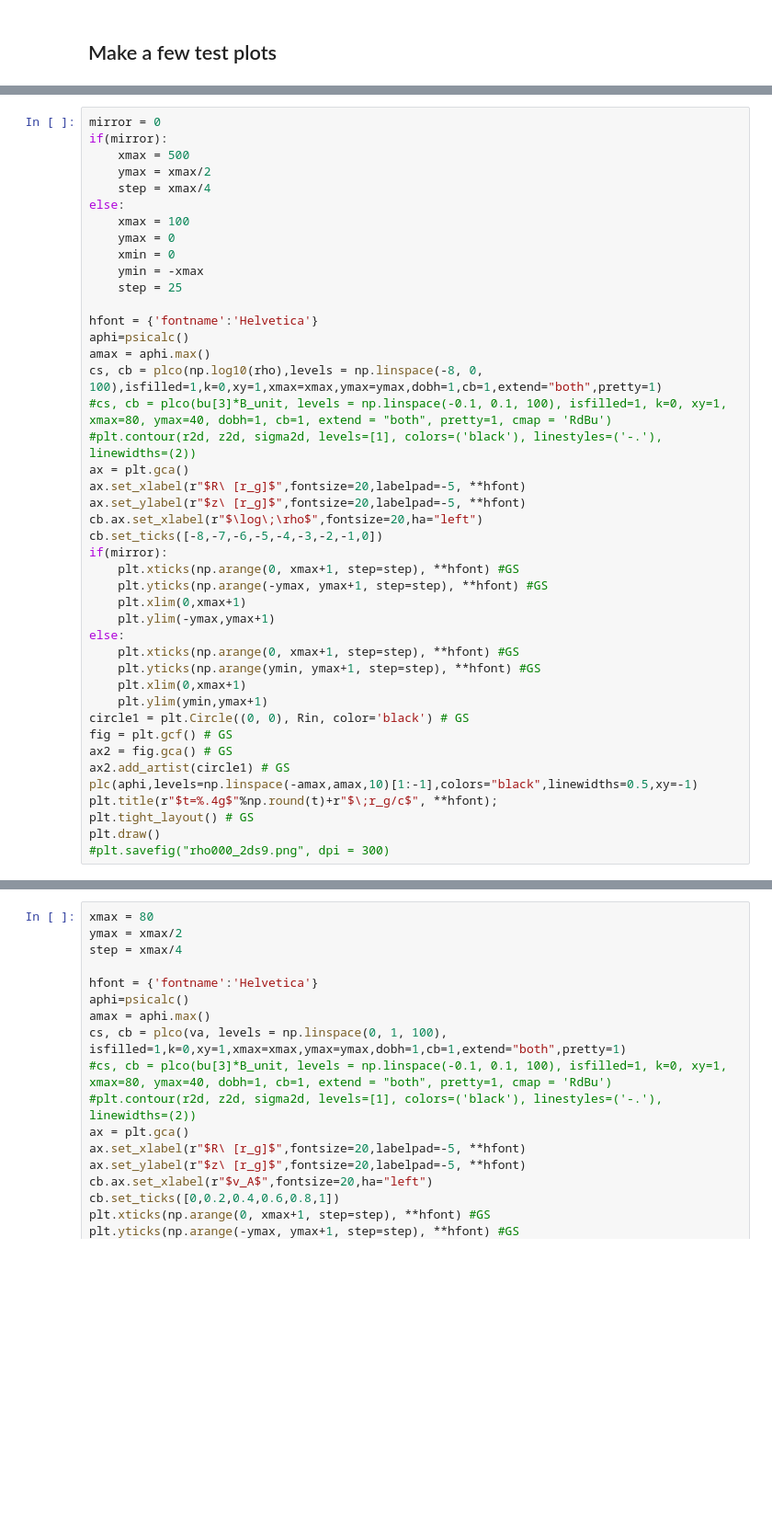
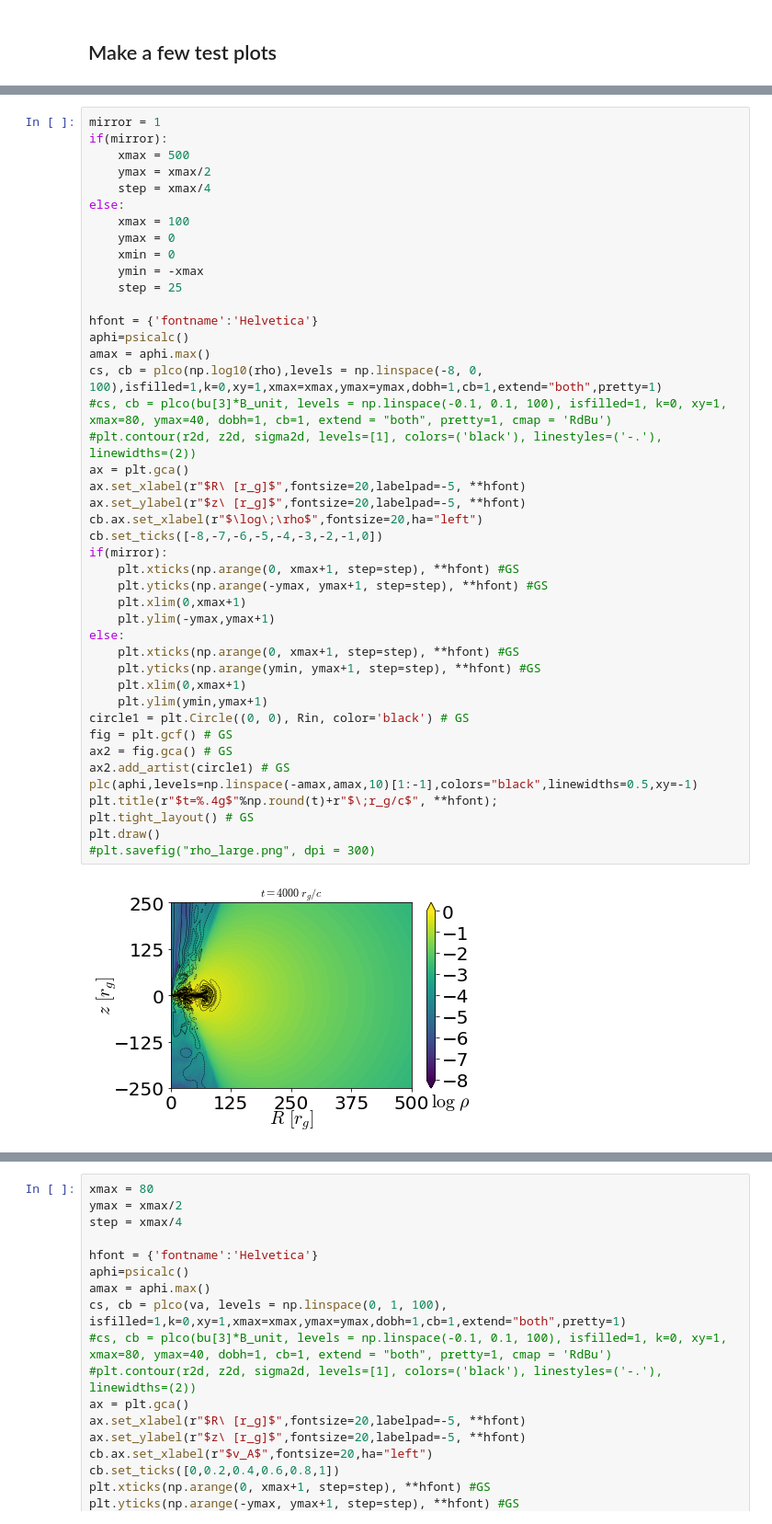
Before and after one commit to outflows/gyst, a Jupyter notebook: characterize.ipynb, the cells around one changed output, grey strips where cells are left out. Shown at 92% size. Saved outputs shown, nothing was run; the diff lists cells and outputs as text; blank space fills up the shorter version.

```diff
--- a/characterize.ipynb
+++ b/characterize.ipynb
@@ -169,5 +174,5 @@ plt.draw()
 # %%
-mirror = 0
+mirror = 1
 if(mirror):
     xmax = 500
     ymax = xmax/2
@@ -181,34 +186,36 @@ else:
 
 hfont = {'fontname':'Helvetica'}
 aphi=psicalc()
 amax = aphi.max()
 cs, cb = plco(np.log10(rho),levels = np.linspace(-8, 0, 100),isfilled=1,k=0,xy=1,xmax=xmax,ymax=ymax,dobh=1,cb=1,extend="both",pretty=1)
 #cs, cb = plco(bu[3]*B_unit, levels = np.linspace(-0.1, 0.1, 100), isfilled=1, k=0, xy=1, xmax=80, ymax=40, dobh=1, cb=1, extend = "both", pretty=1, cmap = 'RdBu')
 #plt.contour(r2d, z2d, sigma2d, levels=[1], colors=('black'), linestyles=('-.'), linewidths=(2))
 ax = plt.gca()
 ax.set_xlabel(r"$R\ [r_g]$",fontsize=20,labelpad=-5, **hfont)
 ax.set_ylabel(r"$z\ [r_g]$",fontsize=20,labelpad=-5, **hfont)
 cb.ax.set_xlabel(r"$\log\;\rho$",fontsize=20,ha="left")
 cb.set_ticks([-8,-7,-6,-5,-4,-3,-2,-1,0])
 if(mirror):
     plt.xticks(np.arange(0, xmax+1, step=step), **hfont) #GS
     plt.yticks(np.arange(-ymax, ymax+1, step=step), **hfont) #GS
     plt.xlim(0,xmax+1)
     plt.ylim(-ymax,ymax+1)
 else:
     plt.xticks(np.arange(0, xmax+1, step=step), **hfont) #GS
     plt.yticks(np.arange(ymin, ymax+1, step=step), **hfont) #GS
     plt.xlim(0,xmax+1)
     plt.ylim(ymin,ymax+1)
 circle1 = plt.Circle((0, 0), Rin, color='black') # GS
 fig = plt.gcf() # GS
 ax2 = fig.gca() # GS
 ax2.add_artist(circle1) # GS
 plc(aphi,levels=np.linspace(-amax,amax,10)[1:-1],colors="black",linewidths=0.5,xy=-1)
 plt.title(r"$t=%.4g$"%np.round(t)+r"$\;r_g/c$", **hfont);
 plt.tight_layout() # GS
 plt.draw()
-#plt.savefig("rho000_2ds9.png", dpi = 300)
+#plt.savefig("rho_large.png", dpi = 300)
+# %% [output]
+[figure, added]
 # %%
 xmax = 100
 ymax = xmax/2
```
Also changed, not shown: parts of 28 cells of this notebook, 7 other files.
